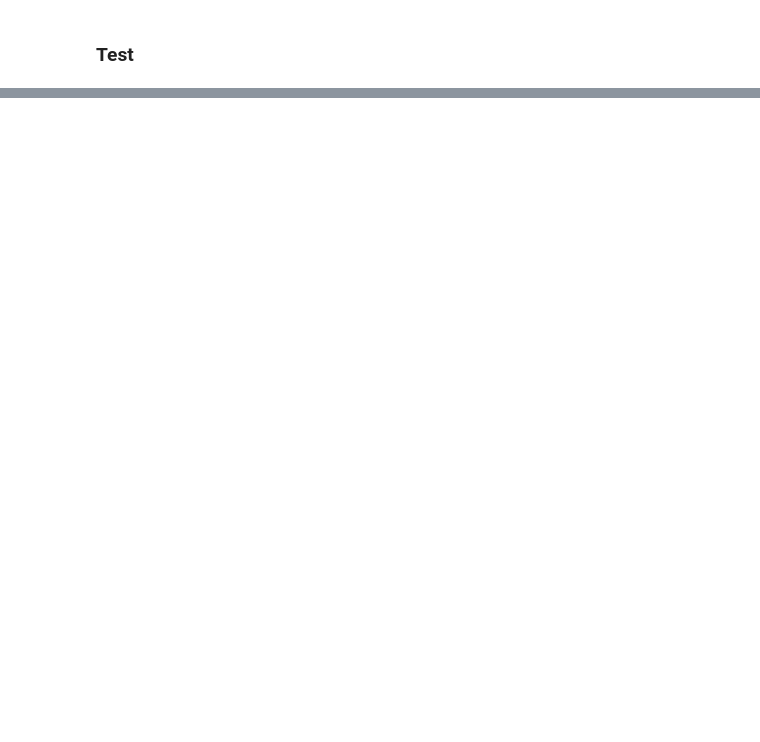
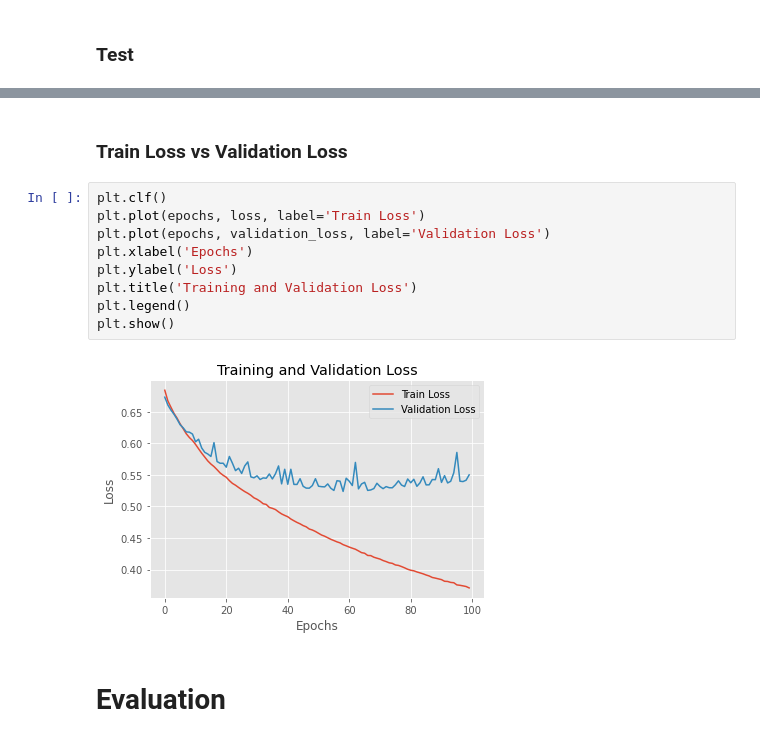
Before and after one commit to Plux1/Deep-Learning, a Jupyter notebook: Computer Vision/shallowNet II.ipynb, the cells around one changed output, grey strips where cells are left out. Cells and saved outputs as stored; diff of their text form; blank space fills up the shorter version.

```diff
--- a/Computer Vision/shallowNet II.ipynb
+++ b/Computer Vision/shallowNet II.ipynb
@@ -232,0 +376,15 @@ Test data shape:  (1, 32, 32, 3)
+# %% [markdown]
+### Train Loss vs Validation Loss
+# %%
+plt.clf()
+plt.plot(epochs, loss, label='Train Loss')
+plt.plot(epochs, validation_loss, label='Validation Loss')
+plt.xlabel('Epochs')
+plt.ylabel('Loss')
+plt.title('Training and Validation Loss')
+plt.legend()
+plt.show()
+# %% [output]
+[figure, added]
+# %% [markdown]
+# Evaluation
```
Also changed, not shown: parts of 17 cells of this notebook.
